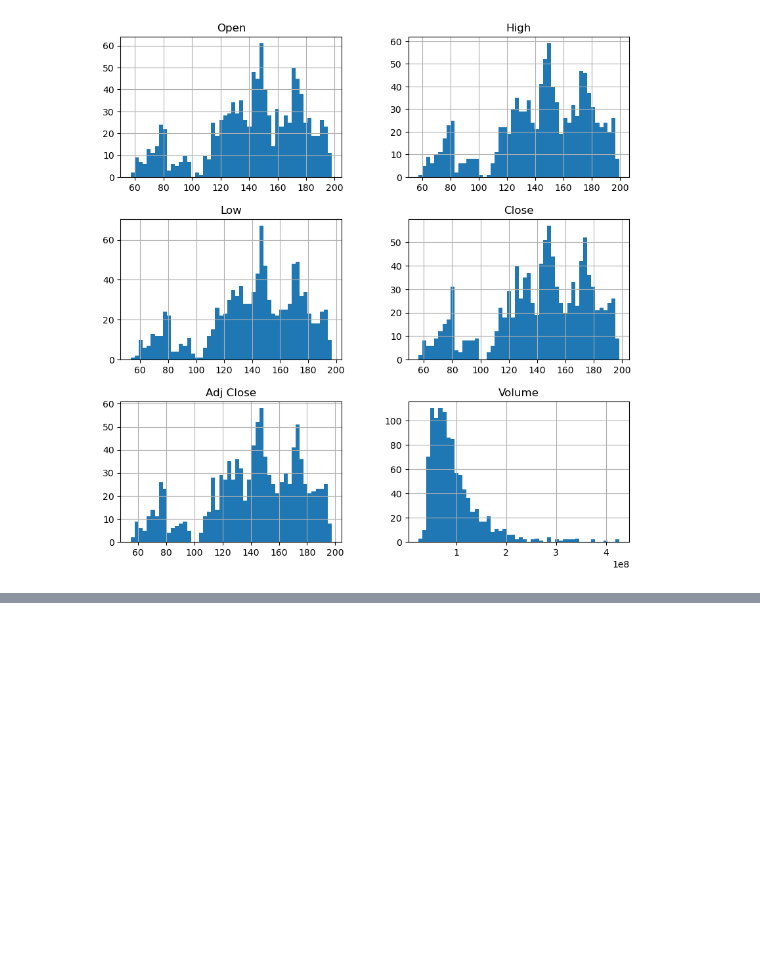
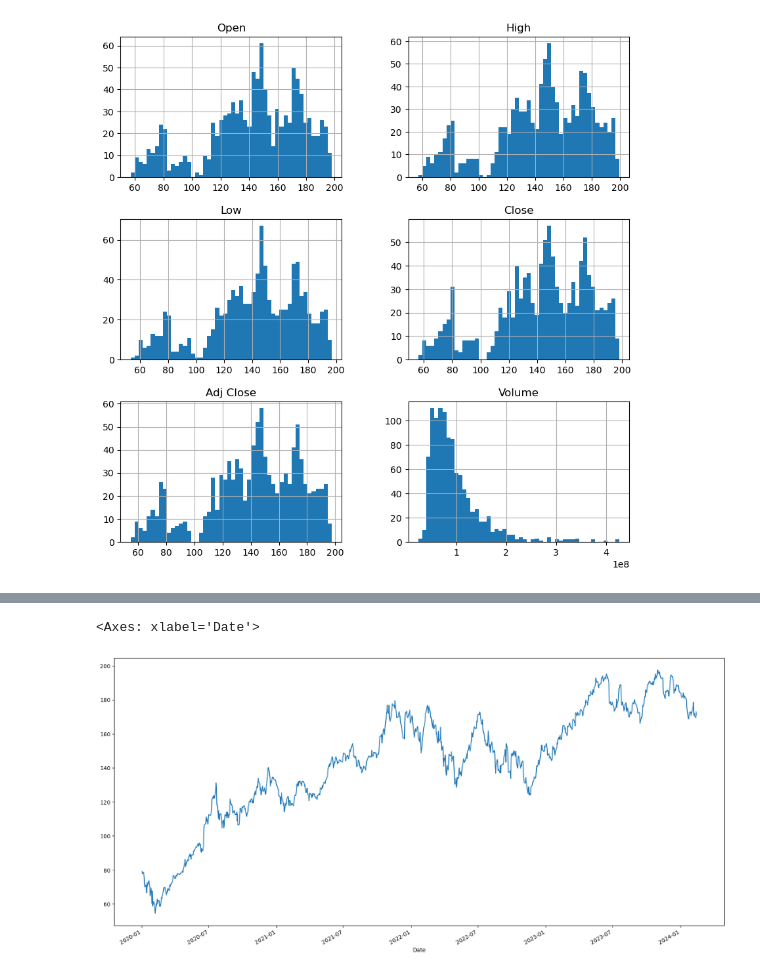
Before and after one commit to Amoako419/10_ML_projects, a Jupyter notebook: tesla_price_prediction/apple-stocks.ipynb, the cells around one changed output, grey strips where cells are left out. Drawn from its saved outputs; the diff is of its cells as text; code cells hidden in the pictures; blank space fills up the shorter version.

```diff
--- a/tesla_price_prediction/apple-stocks.ipynb
+++ b/tesla_price_prediction/apple-stocks.ipynb
@@ -69,0 +172,5 @@ array([[<Axes: title={'center': 'Open'}>,
+# %%
+df.PriceNextMonth.plot(figsize=(20,10), linewidth=1.5)
+# %% [output]
+<Axes: xlabel='Date'>
+[figure, added]
```
Also changed, not shown: parts of 14 cells of this notebook.
